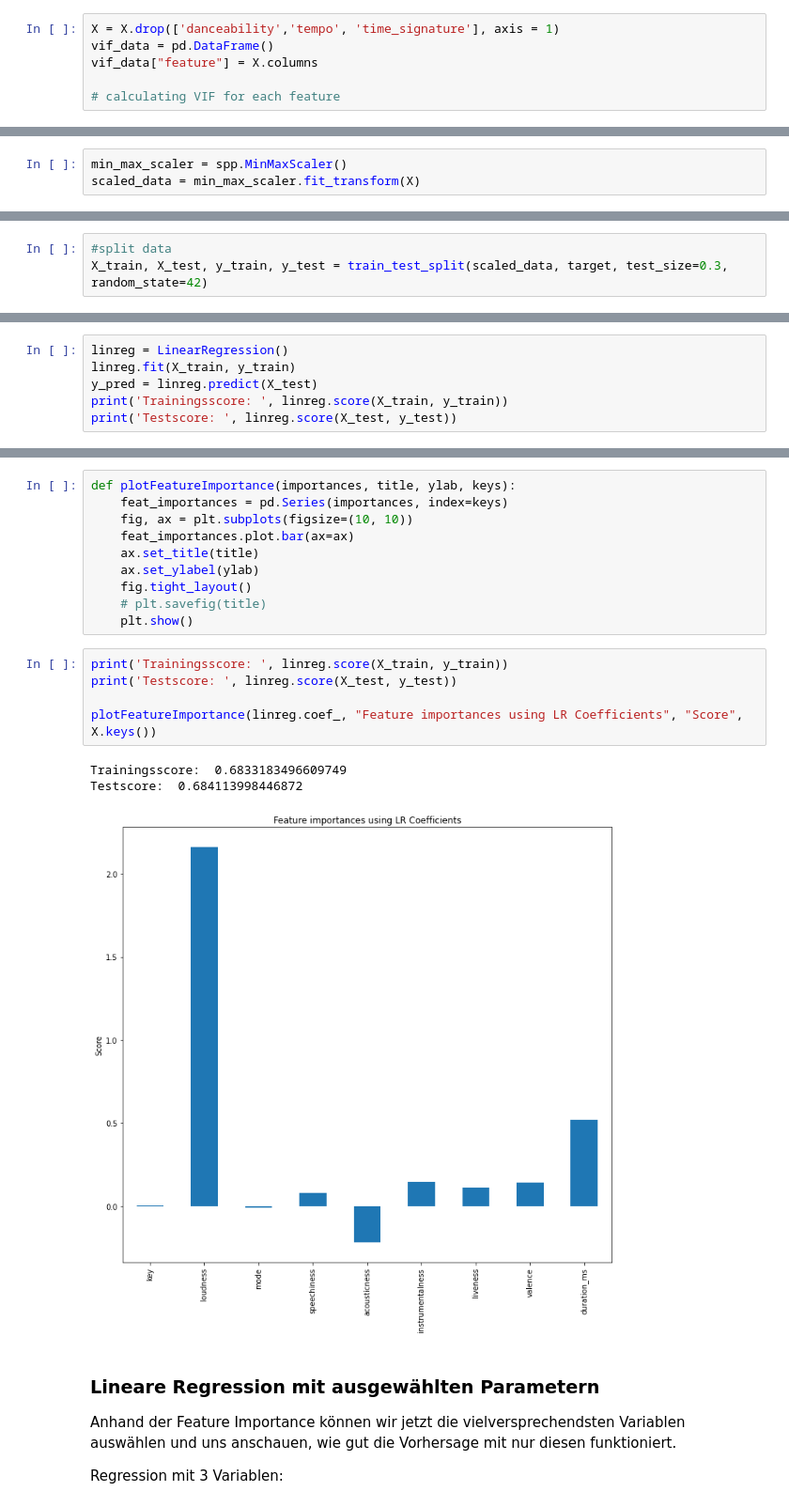
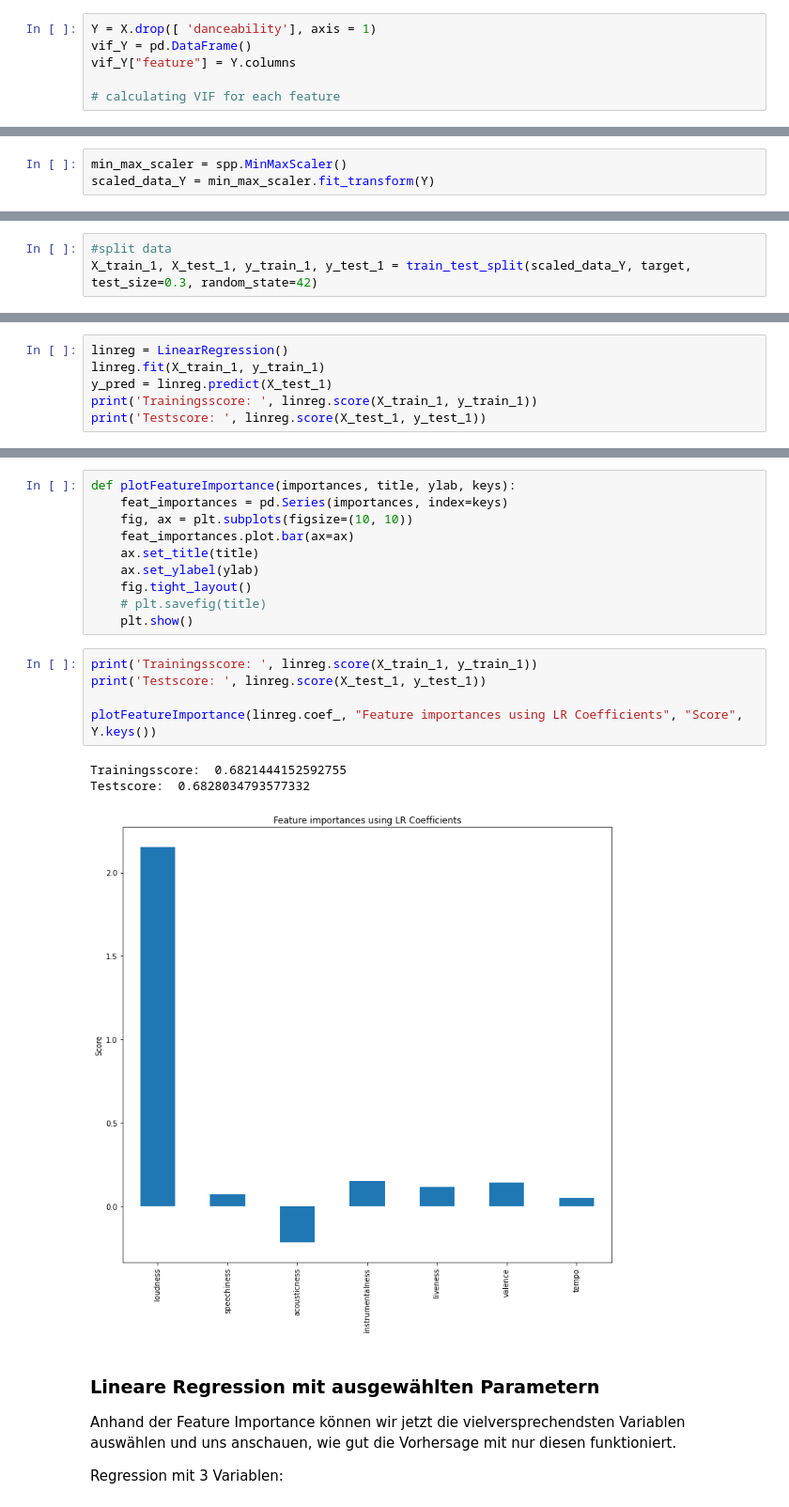
Before and after one commit to timo95/training-beginner, a Jupyter notebook: Spotify.ipynb, the cells around one changed output, grey strips where cells are left out. Shown at 94% size. Drawn from its saved outputs; the diff is of its cells as text.

```diff
--- a/Spotify.ipynb
+++ b/Spotify.ipynb
@@ -198,6 +213,6 @@ Entfernen von Variablen mit VIF>10
 # %%
-X = X.drop(['danceability','tempo', 'time_signature'], axis = 1)
-vif_data = pd.DataFrame()
-vif_data["feature"] = X.columns
+Y = X.drop([ 'danceability'], axis = 1)
+vif_Y = pd.DataFrame()
+vif_Y["feature"] = Y.columns
 
 # calculating VIF for each feature
@@ -216,14 +235,14 @@ Die Variablen unseres Datensatzes haben unterschiedliche Minimum- und Maximumwer
 Mittels Normalisierung transformieren wir die Variablenwerte in das gleiche Intervall $[0,1]$. Dafür können wir die Funktion `MinMaxScaler` von `sklean.preprocessing` nutzen.
 # %%
 min_max_scaler = spp.MinMaxScaler()
-scaled_data = min_max_scaler.fit_transform(X)
+scaled_data_Y = min_max_scaler.fit_transform(Y)
 # %% [markdown]
 <h3>Aufteilung in Trainings- und Testdaten</h3>
 
 Die Daten werden nun aufgeteilt in Trainings- und Testdaten. Während dem Trainingsprozess sieht das Modell nur Daten aus dem Trainingssatz. Im Anschluss kann dann mit den Testdaten überprüft werden, wie das Modell mit ungesehenen Daten umgeht. Dadurch kann man beurteilen, ob das Modell gut generalisiert oder overfitted.
 # %%
 #split data
-X_train, X_test, y_train, y_test = train_test_split(scaled_data, target, test_size=0.3, random_state=42)
+X_train_1, X_test_1, y_train_1, y_test_1 = train_test_split(scaled_data_Y, target, test_size=0.3, random_state=42)
 # %% [markdown]
 <h2>Lineare Regression</h2>
 
@@ -231,8 +250,8 @@ Lineare Regression ist ein statistisches Modell zur Vorhersage einer abhängigen
 Als Score dient wieder das multiple Bestimmtheitsmaß $R²$, nur dass es hier für den Zielparameter berechnet wird.
 # %%
 linreg = LinearRegression()
-linreg.fit(X_train, y_train)
-y_pred = linreg.predict(X_test)
-print('Trainingsscore: ', linreg.score(X_train, y_train))
-print('Testscore: ', linreg.score(X_test, y_test))
+linreg.fit(X_train_1, y_train_1)
+y_pred = linreg.predict(X_test_1)
+print('Trainingsscore: ', linreg.score(X_train_1, y_train_1))
+print('Testscore: ', linreg.score(X_test_1, y_test_1))
 # %% [output]
@@ -254,14 +273,14 @@ def plotFeatureImportance(importances, title, ylab, keys):
     # plt.savefig(title)
     plt.show()
 # %%
-print('Trainingsscore: ', linreg.score(X_train, y_train))
-print('Testscore: ', linreg.score(X_test, y_test))
+print('Trainingsscore: ', linreg.score(X_train_1, y_train_1))
+print('Testscore: ', linreg.score(X_test_1, y_test_1))
 
-plotFeatureImportance(linreg.coef_, "Feature importances using LR Coefficients", "Score", X.keys())
+plotFeatureImportance(linreg.coef_, "Feature importances using LR Coefficients", "Score", Y.keys())
 # %% [output]
-Trainingsscore:  0.6833183496609749
-Testscore:  0.684113998446872
+Trainingsscore:  0.6821444152592755
+Testscore:  0.6828034793577332
-[figure, old version]
+[figure, new version]
 # %% [markdown]
 <h3>Lineare Regression mit ausgewählten Parametern</h3>
 
```
Also changed, not shown: parts of 38 cells of this notebook.
